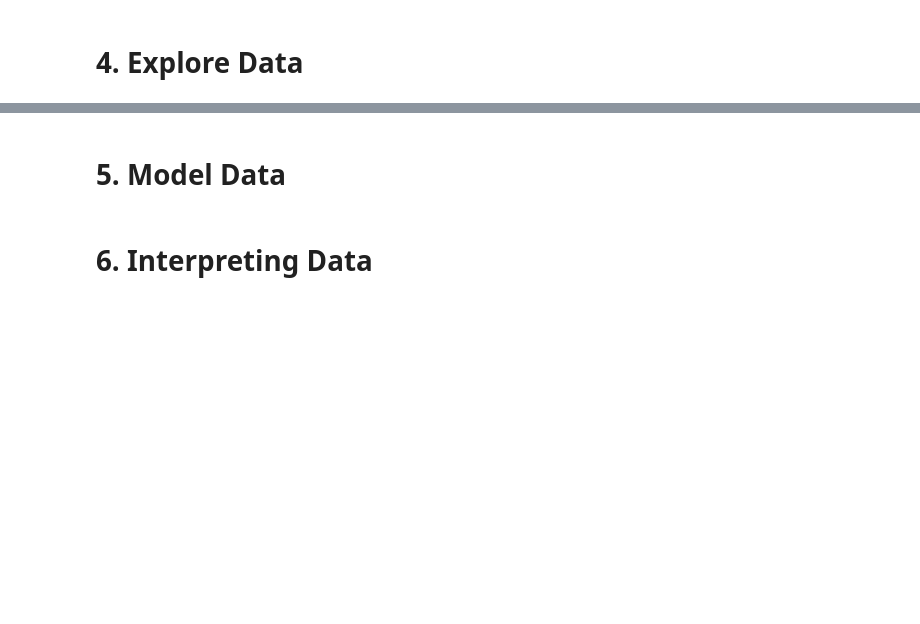
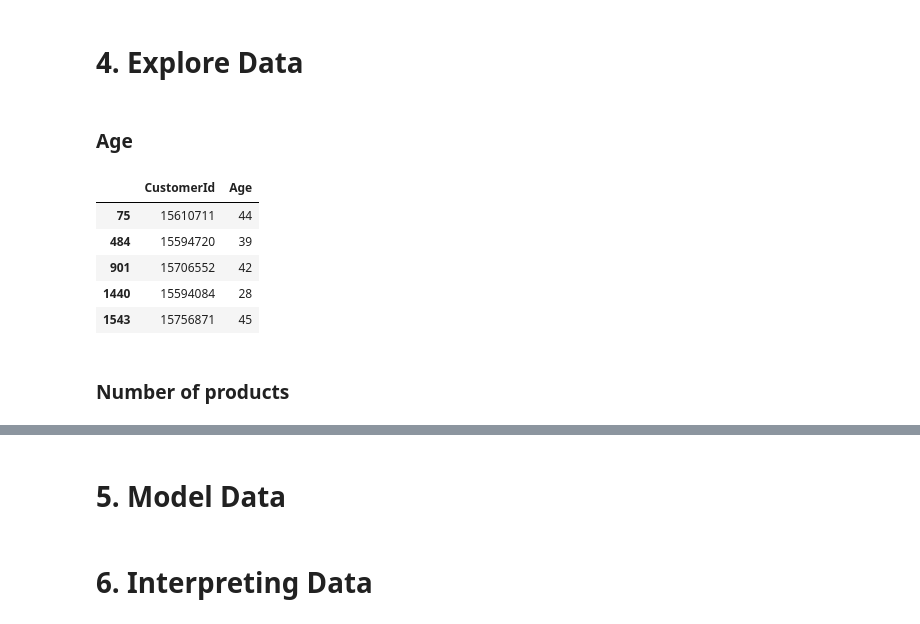
Before and after one commit to nestoredduardo/two-year-churn-predictive-model, a Jupyter notebook: Hackathon.ipynb, the cells around one changed output, grey strips where cells are left out. Saved outputs shown, nothing was run; the diff lists cells and outputs as text; code cells hidden in the pictures; blank space fills up the shorter version.

```diff
--- a/Hackathon.ipynb
+++ b/Hackathon.ipynb
@@ -164,2 +165,28 @@ Length: 450562, dtype: timedelta64[ns]
 # %% [markdown]
 # 4. Explore Data
+# %% [markdown]
+### Age
+# %%
+dataset = df_clients_desired['CustomerId']
+df_dataset = pd.DataFrame(data = dataset)
+# %%
+from datetime import datetime, date
+
+def age(born):
+    born = datetime.strptime(born, "%Y-%m-%d").date()
+    today = date.today()
+    return today.year - born.year - ((today.month,
+                                      today.day) < (born.month,
+                                                    born.day))
+# %%
+df_dataset['Age'] = df_clients_desired['birth_date'].apply(age)
+df_dataset.set_index('CustomerId')
+# %% [output]
+|  | CustomerId | Age |
+| 75 | 15610711 | 44 |
+| 484 | 15594720 | 39 |
+| 901 | 15706552 | 42 |
+| 1440 | 15594084 | 28 |
+| 1543 | 15756871 | 45 |
+# %% [markdown]
+### Number of products
```
Also changed, not shown: parts of 19 cells of this notebook.
